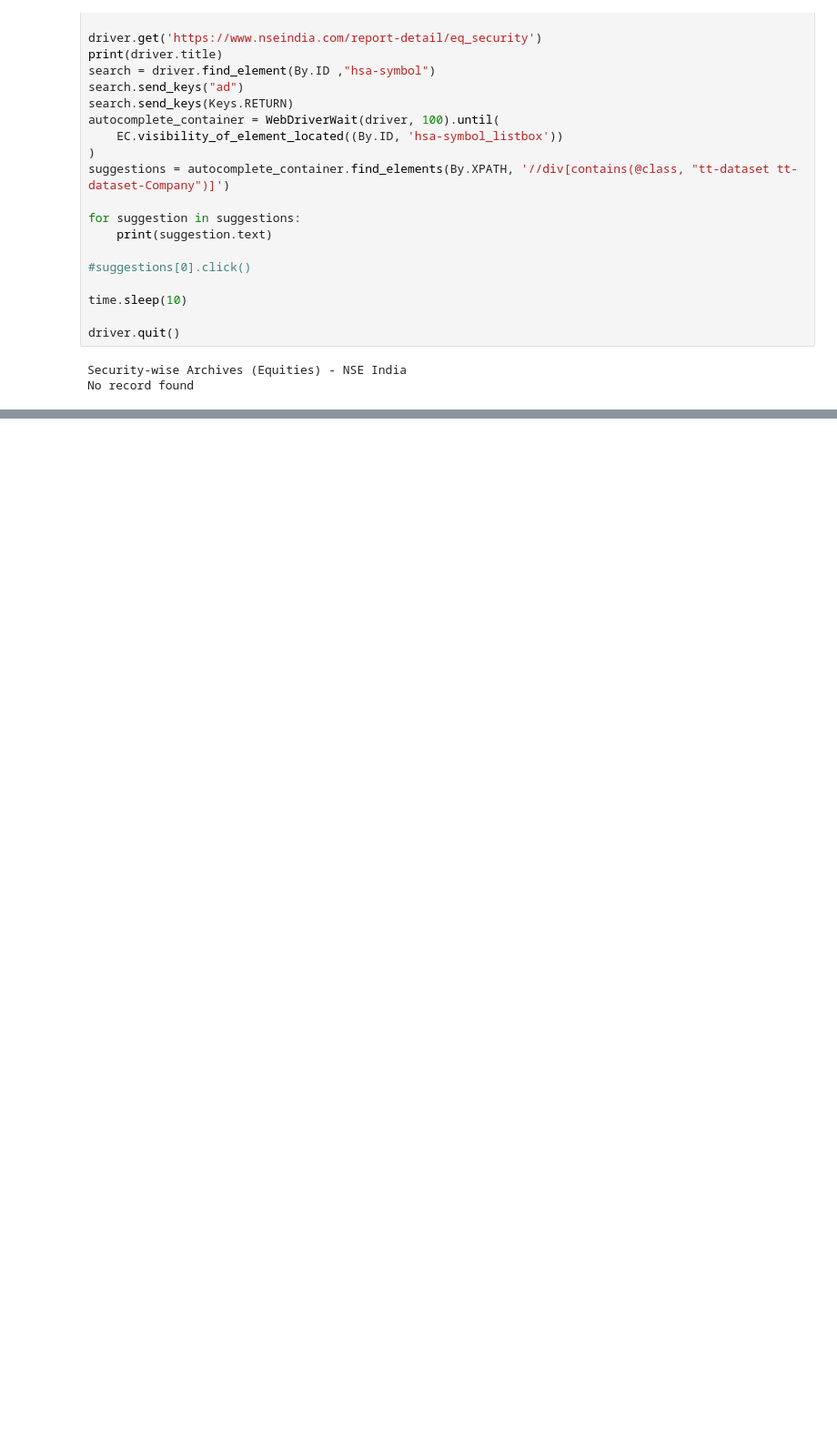
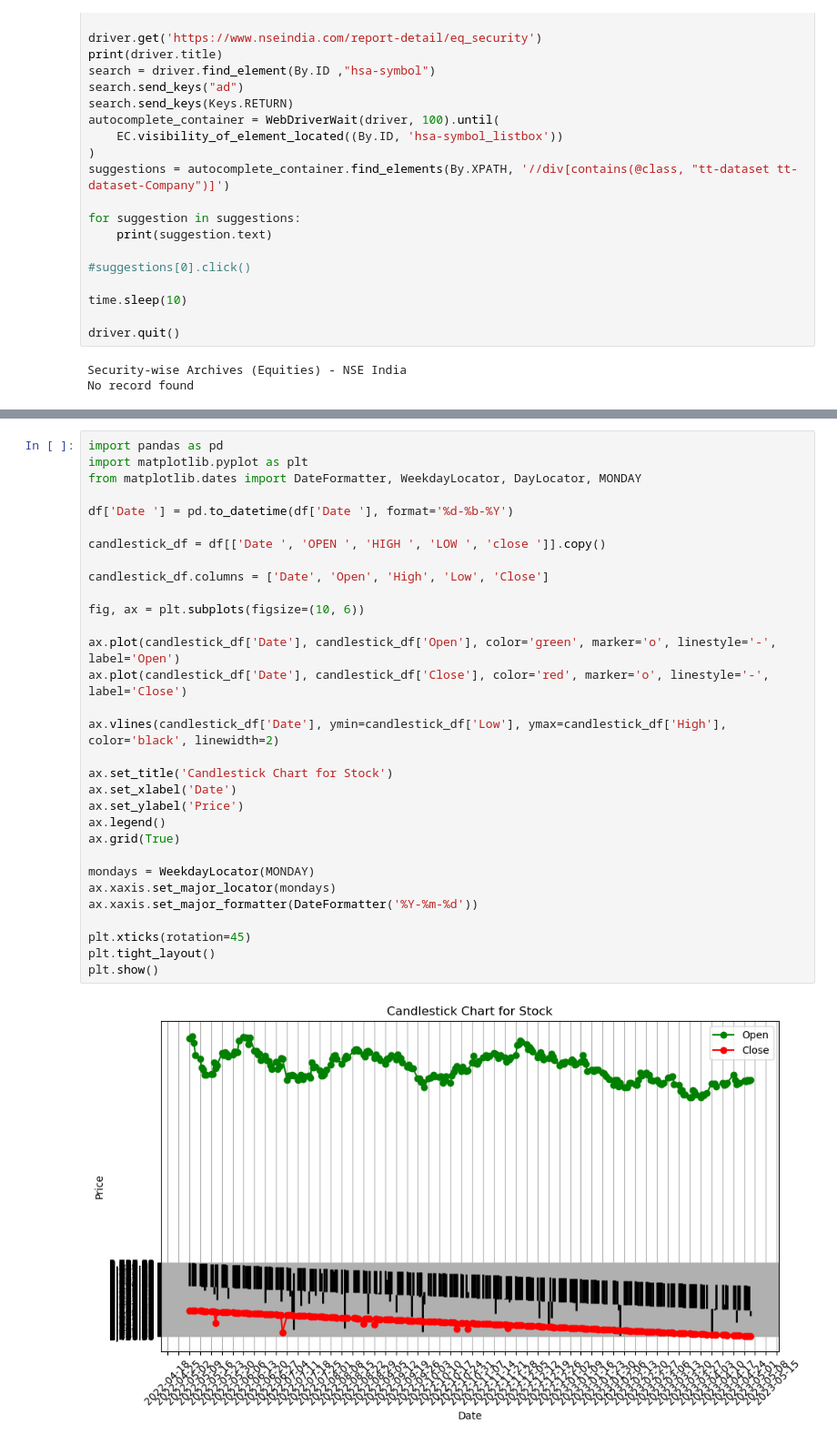
Before and after one commit to RonakUpasham/CS699-Project, a Jupyter notebook: stock_scraping.ipynb, the cells around one changed output, grey strips where cells are left out. Shown at 91% size. Saved outputs shown, nothing was run; the diff lists cells and outputs as text; blank space fills up the shorter version.

```diff
--- a/stock_scraping.ipynb
+++ b/stock_scraping.ipynb
@@ -238,0 +298,33 @@ Stock Prices
+# %%
+import pandas as pd
+import matplotlib.pyplot as plt
+from matplotlib.dates import DateFormatter, WeekdayLocator, DayLocator, MONDAY
+
+df['Date '] = pd.to_datetime(df['Date '], format='%d-%b-%Y')
+
+candlestick_df = df[['Date ', 'OPEN ', 'HIGH ', 'LOW ', 'close ']].copy()
+
+candlestick_df.columns = ['Date', 'Open', 'High', 'Low', 'Close']
+
+fig, ax = plt.subplots(figsize=(10, 6))
+
+ax.plot(candlestick_df['Date'], candlestick_df['Open'], color='green', marker='o', linestyle='-', label='Open')
+ax.plot(candlestick_df['Date'], candlestick_df['Close'], color='red', marker='o', linestyle='-', label='Close')
+
+ax.vlines(candlestick_df['Date'], ymin=candlestick_df['Low'], ymax=candlestick_df['High'], color='black', linewidth=2)
+
+ax.set_title('Candlestick Chart for Stock')
+ax.set_xlabel('Date')
+ax.set_ylabel('Price')
+ax.legend()
+ax.grid(True)
+
+mondays = WeekdayLocator(MONDAY)
+ax.xaxis.set_major_locator(mondays)
+ax.xaxis.set_major_formatter(DateFormatter('%Y-%m-%d'))
+
+plt.xticks(rotation=45)
+plt.tight_layout()
+plt.show()
+# %% [output]
+[figure, added]
```
Also changed, not shown: parts of 11 cells of this notebook.
